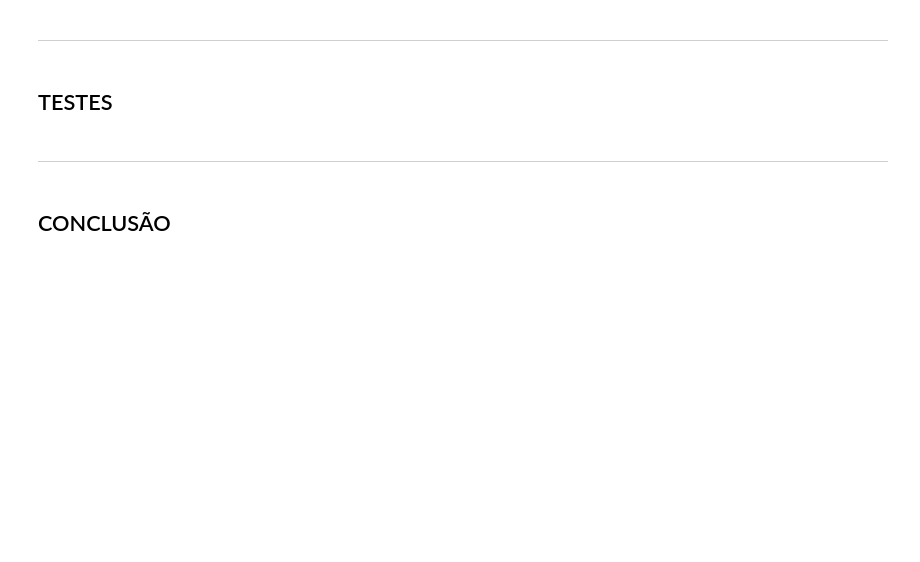
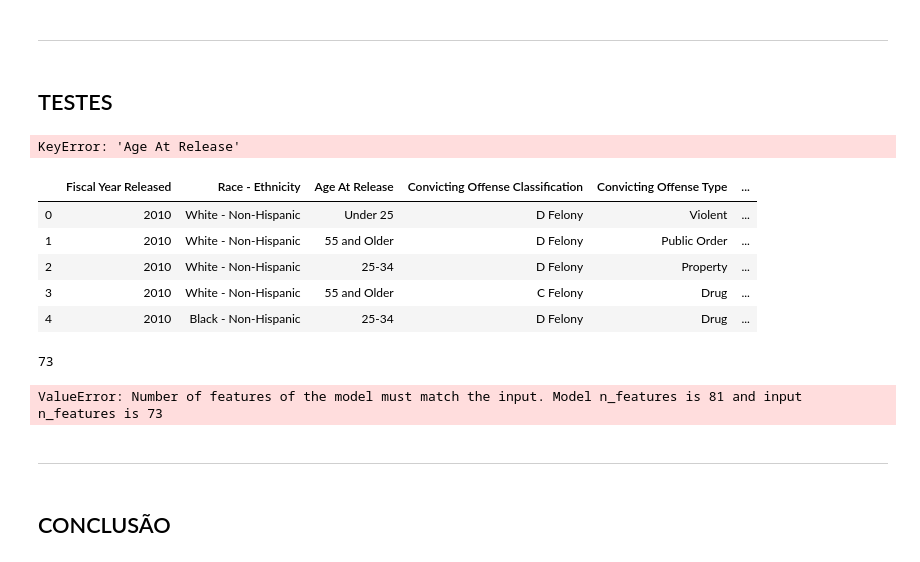
Before and after one commit to brunomeneghesso/Cdados_final, a Jupyter notebook: P3 - Arquivo Final-Copy1.ipynb, the cells around one changed output. Drawn from its saved outputs; the diff is of its cells as text; code cells hidden in the pictures; blank space fills up the shorter version.

```diff
--- a/P3 - Arquivo Final-Copy1.ipynb
+++ b/P3 - Arquivo Final-Copy1.ipynb
@@ -422,3 +443,24 @@ ___________
+# %%
+testes = novo (db_not,10,['Age At Release','Main Supervising District','Race - Ethnicity','Convicting Offense Classification'
+                ,'Convicting Offense Type','Convicting Offense Subtype','Release Type',
+                'Part of Target Population'],
+     ['Fiscal Year Released'])
+# %% [output]
+KeyError: 'Age At Release'
+# %%
+db.head()
+# %% [output]
+|  | Fiscal Year Released | Race - Ethnicity | Age At Release | Convicting Offense Classification | Convicting Offense Type | ... |
+| 0 | 2010 | White - Non-Hispanic | Under 25 | D Felony | Violent | ... |
+| 1 | 2010 | White - Non-Hispanic | 55 and Older | D Felony | Public Order | ... |
+| 2 | 2010 | White - Non-Hispanic | 25-34 | D Felony | Property | ... |
+| 3 | 2010 | White - Non-Hispanic | 55 and Older | C Felony | Drug | ... |
+| 4 | 2010 | Black - Non-Hispanic | 25-34 | D Felony | Drug | ... |
+# %%
+testa (testes[0],modelo1)
+# %% [output]
+73
+ValueError: Number of features of the model must match the input. Model n_features is 81 and input n_features is 73
 # %% [markdown]
 _______
 # %% [markdown]
```
Also changed, not shown: parts of 10 cells of this notebook, 1 other file.
